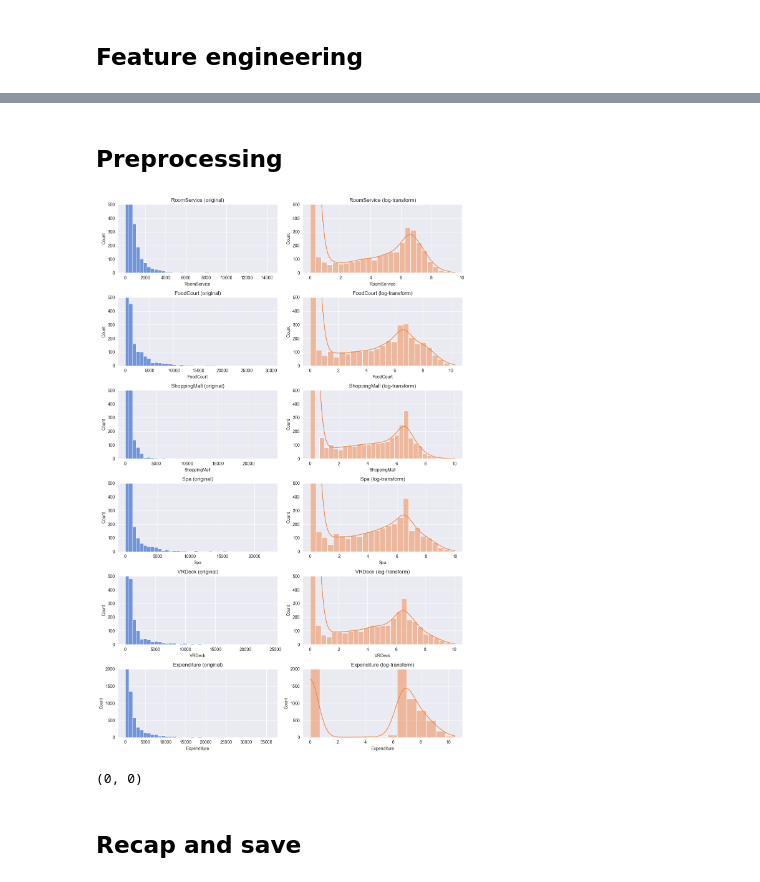
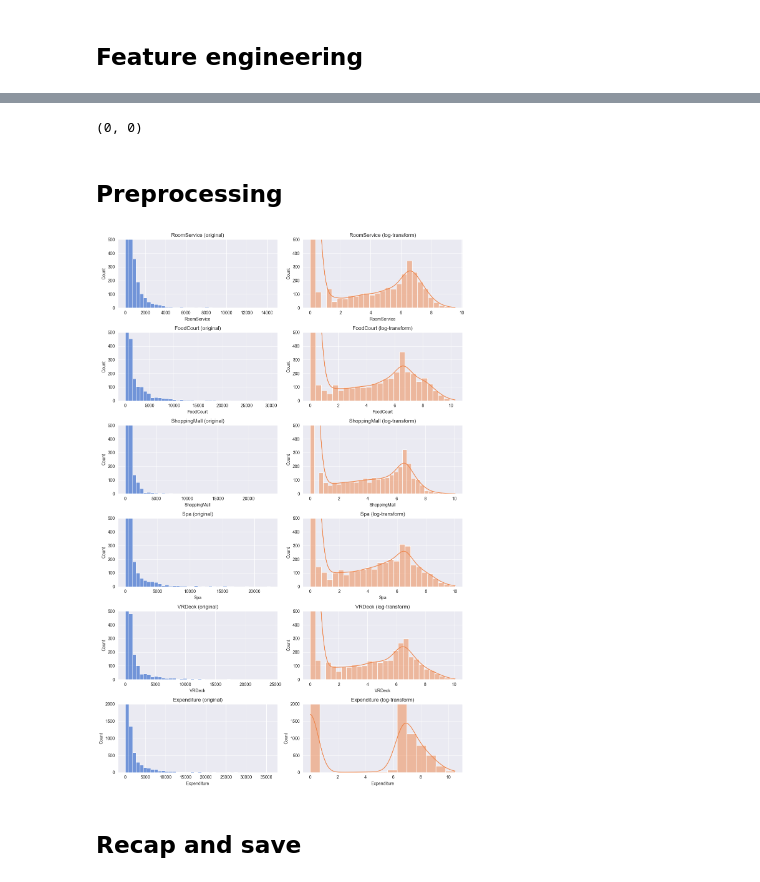
Before and after one commit to apiraccini/spaceship_titanic, a Jupyter notebook: notebooks/1_data_prep.ipynb, the cells around one changed output, grey strips where cells are left out. Saved outputs shown, nothing was run; the diff lists cells and outputs as text; code cells hidden in the pictures.

```diff
--- a/notebooks/1_data_prep.ipynb
+++ b/notebooks/1_data_prep.ipynb
@@ -822,49 +372,66 @@ dtype: int64
+# %%
+# define impute strategies
+num_imputer = SimpleImputer(strategy='median')
+cat_imputer = SimpleImputer(strategy='constant', fill_value='missing')
+
+# combine preprocessing
+ct = ColumnTransformer(
+    transformers=[
+        ('num', num_imputer, numerical.to_list()),
+        ('cat', cat_imputer, categorical.to_list())],
+        remainder='passthrough')
+
+# apply preprocessing
+x = train[FEATURES]
+y = train[TARGET]
+
+FEATURES = numerical.to_list() + categorical.to_list()
+typedict = {k:v for (k,v) in zip(FEATURES, ['float64' if f in numerical.to_list() else 'object' for f in FEATURES])}
+
+ct = ct.fit(x)
+x = pd.DataFrame(ct.transform(x), columns=FEATURES).astype(typedict)
+test = pd.DataFrame(ct.transform(test), columns=FEATURES).astype(typedict)
+
+train = x.copy()
+train[TARGET] = y.values
+# %%
+# final check
+train.isna().sum().sum(), test.isna().sum().sum()
+# %% [output]
+(0, 0)
 # %% [markdown]
 ## Preprocessing
-# %%
-# train and test
-train = data[data['PassengerId'].isin(train['PassengerId'].values)].copy()
-train[TARGET] = y.values
-test = data[data['PassengerId'].isin(test['PassengerId'].values)].copy()
-# %%
-# drop unwanted features
-train.drop(columns=['PassengerId', 'Group', 'Cabin', 'CabinNum', 'Surname', 'Name'], inplace=True)
-test.drop(columns=['PassengerId', 'Group', 'Cabin', 'CabinNum', 'Surname', 'Name'], inplace=True)
 # %%
 # plot log transform results
-exp_feats = ['RoomService','FoodCourt','ShoppingMall','Spa','VRDeck','Expenditure']
+exp_feats = ['RoomService', 'FoodCourt', 'ShoppingMall', 'Spa', 'VRDeck', 'Expenditure']
+
 fig = plt.figure(figsize=(12, 18))
 for i, col in enumerate(exp_feats):
     plt.subplot(6,2,2*i+1)
-    sns.histplot(X[col], bins=40, kde=False)
+    sns.histplot(train[col], bins=40, kde=False)
     plt.title(f'{col} (original)')
     if i==5:
         plt.ylim([0, 2000])
     else:
         plt.ylim([0, 500])
 
     plt.subplot(6,2,2*i+2)
-    sns.histplot(np.log(1+X[col]), color='C1', kde=True)
+    sns.histplot(np.log(1+train[col]), color='C1', kde=True)
     plt.title(f'{col} (log-transform)')
     if i==5:
         plt.ylim([0, 2000])
     else:
         plt.ylim([0, 500])
 
 fig.tight_layout()
 plt.savefig('figures/eda_1/histplot_exp_feats_log.png')
 # %% [output]
-[figure, old version]
+[figure, new version]
 # %%
 # apply log transform
 for col in exp_feats:
     train[col] = np.log(1+train[col])
     test[col] = np.log(1+test[col])
-# %%
-# last check for missing values and duplicates
-train.isna().sum().sum(), test.isna().sum().sum()
-# %% [output]
-(0, 0)
 # %% [markdown]
 ## Recap and save
 # %%
```
Also changed, not shown: parts of 71 cells of this notebook, 26 other files.
